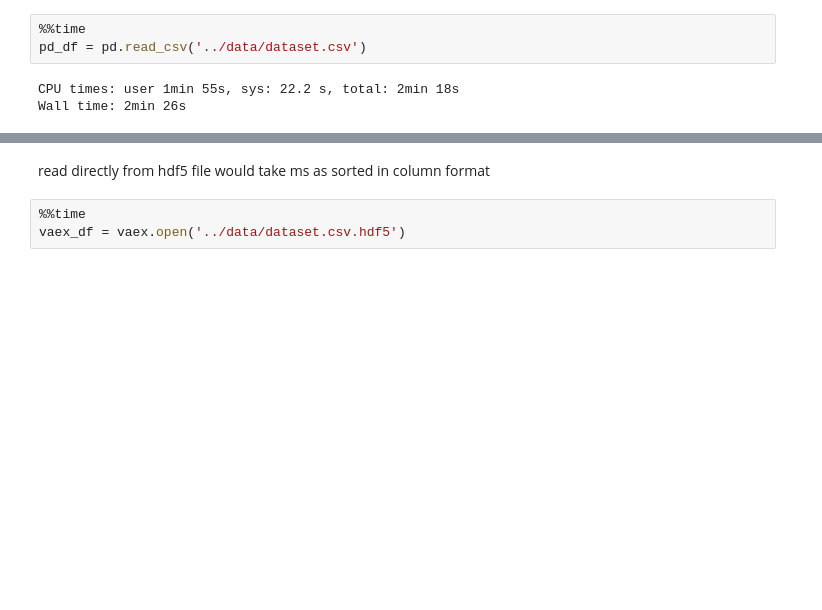
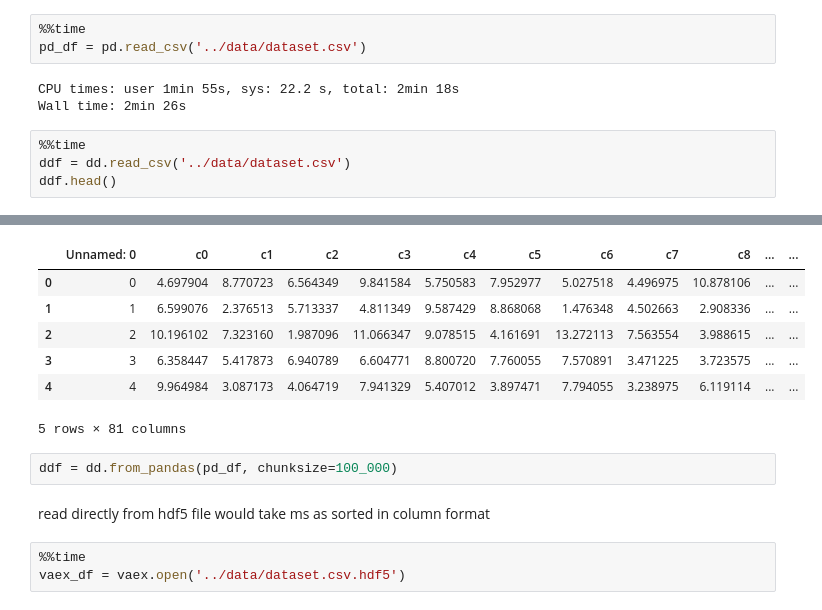
Before and after one commit to ryankarlos/Distributed_processing, a Jupyter notebook: notebooks/vaex_v_dask_io_transformations.ipynb, the cells around one changed output, grey strips where cells are left out. Cells and saved outputs as stored; diff of their text form; blank space fills up the shorter version.

```diff
--- a/notebooks/vaex_v_dask_io_transformations.ipynb
+++ b/notebooks/vaex_v_dask_io_transformations.ipynb
@@ -26,3 +27,8 @@ pd_df = pd.read_csv('../data/dataset.csv')
 # %% [output]
 CPU times: user 1min 55s, sys: 22.2 s, total: 2min 18s
 Wall time: 2min 26s
+# %%
+%%time
+ddf = dd.read_csv('../data/dataset.csv')
+ddf.head()
+# %% [output]
@@ -29,3 +37,12 @@ Wall time: 2min 26s
+|  | Unnamed: 0 | c0 | c1 | c2 | c3 | c4 | c5 | c6 | c7 | c8 | ... | ... |
+| 0 | 0 | 4.697904 | 8.770723 | 6.564349 | 9.841584 | 5.750583 | 7.952977 | 5.027518 | 4.496975 | 10.878106 | ... | ... |
+| 1 | 1 | 6.599076 | 2.376513 | 5.713337 | 4.811349 | 9.587429 | 8.868068 | 1.476348 | 4.502663 | 2.908336 | ... | ... |
+| 2 | 2 | 10.196102 | 7.323160 | 1.987096 | 11.066347 | 9.078515 | 4.161691 | 13.272113 | 7.563554 | 3.988615 | ... | ... |
+| 3 | 3 | 6.358447 | 5.417873 | 6.940789 | 6.604771 | 8.800720 | 7.760055 | 7.570891 | 3.471225 | 3.723575 | ... | ... |
+| 4 | 4 | 9.964984 | 3.087173 | 4.064719 | 7.941329 | 5.407012 | 3.897471 | 7.794055 | 3.238975 | 6.119114 | ... | ... |
+5 rows × 81 columns
+# %%
+ddf = dd.from_pandas(pd_df, chunksize=100_000)
 # %% [markdown]
 read directly from hdf5 file would take ms as sorted in column format
 # %%
```
Also changed, not shown: parts of 35 cells of this notebook.
